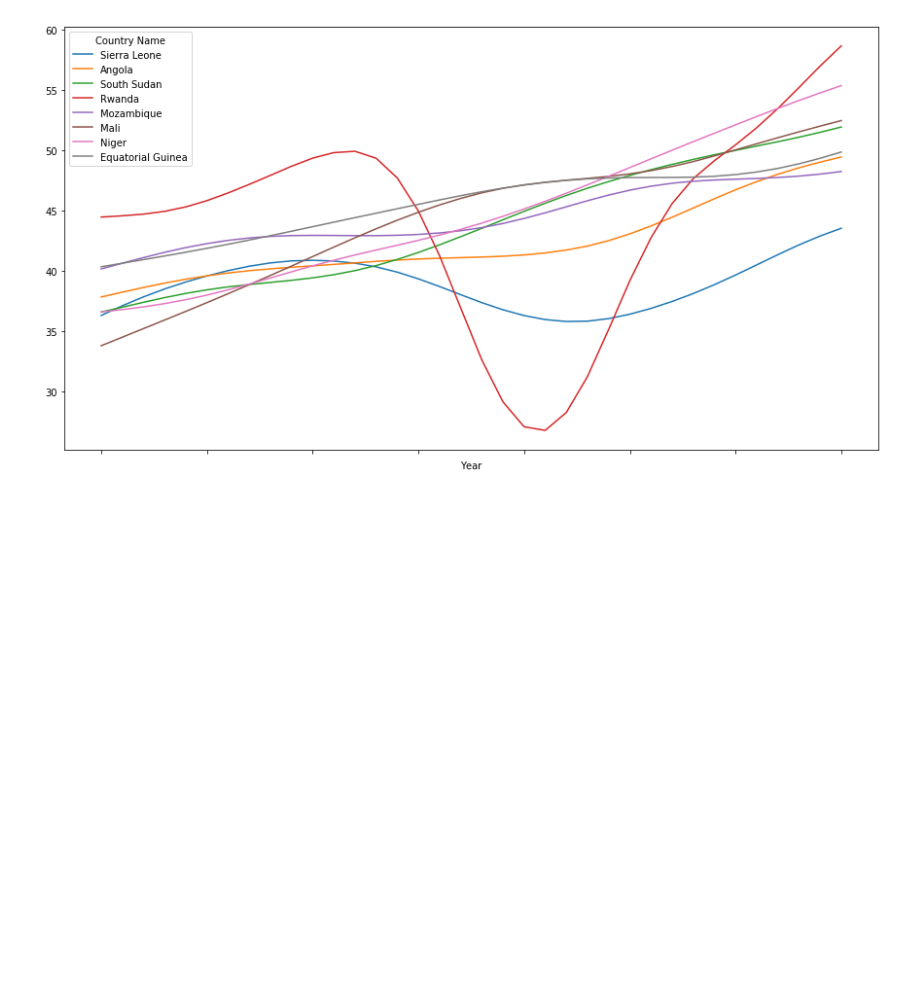
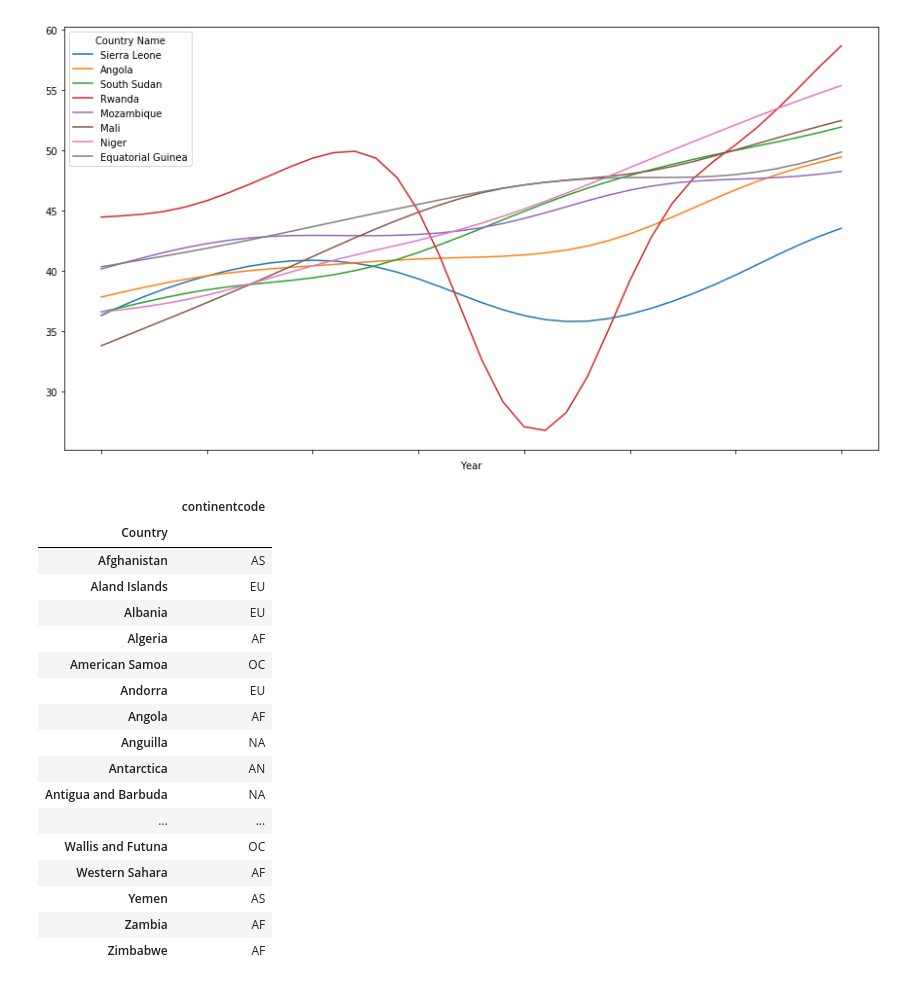
Before and after one commit to allisonwalker/DSF-assignments, a Jupyter notebook: DSF Assignment 3 - Allison, Pelin, Anastasia.ipynb, the cells around one changed output. Drawn from its saved outputs; the diff is of its cells as text; code cells hidden in the pictures; blank space fills up the shorter version.

```diff
--- a/DSF Assignment 3 - Allison, Pelin, Anastasia.ipynb
+++ b/DSF Assignment 3 - Allison, Pelin, Anastasia.ipynb
@@ -284,3 +290,31 @@ series_bottom('Life expectancy at birth, total (years)')
 # %% [output]
 <matplotlib.axes._subplots.AxesSubplot at 0x...>
 [figure]
+# %%
+import geonamescache
+
+gc = geonamescache.GeonamesCache()
+countries = gc.get_countries_by_names()
+
+country_continent = pd.DataFrame(pd.DataFrame.from_dict(countries, orient='index', columns=["continentcode"]))
+country_continent.index.name = "Country"
+country_continent
+# %% [output]
+|  | continentcode |
+| Country |  |
+| Afghanistan | AS |
+| Aland Islands | EU |
+| Albania | EU |
+| Algeria | AF |
+| American Samoa | OC |
+| Andorra | EU |
+| Angola | AF |
+| Anguilla | NA |
+| Antarctica | AN |
+| Antigua and Barbuda | NA |
+| ... | ... |
+| Wallis and Futuna | OC |
+| Western Sahara | AF |
+| Yemen | AS |
+| Zambia | AF |
+| Zimbabwe | AF |
```
Also changed, not shown: parts of 6 cells of this notebook.
